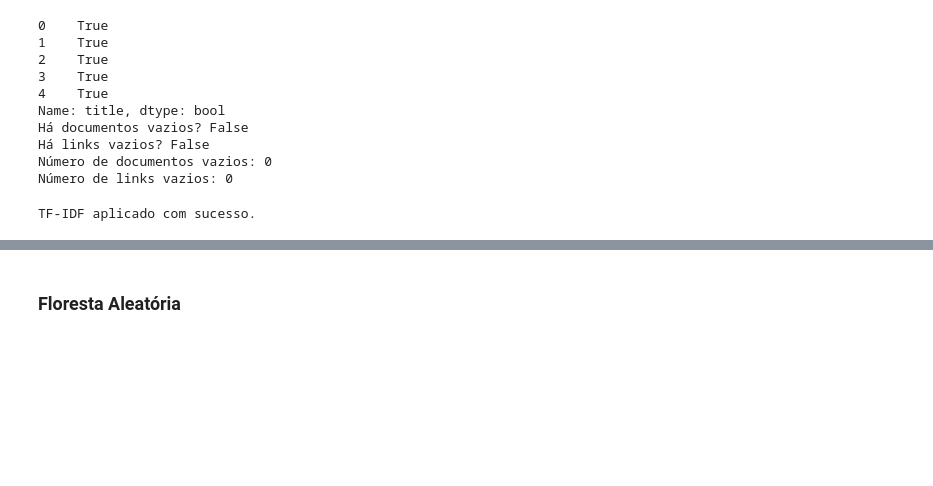
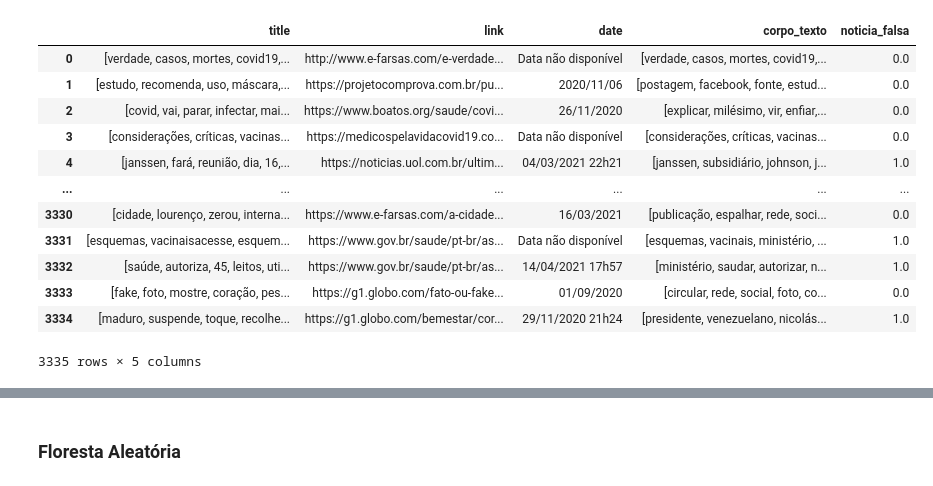
Before and after one commit to Thomazellinho/tcc_noticiasfalsas_ilum, a Jupyter notebook: 4_tcc_titulos.ipynb, the cells around one changed output, grey strips where cells are left out. Saved outputs shown, nothing was run; the diff lists cells and outputs as text; code cells hidden in the pictures; blank space fills up the shorter version.

```diff
--- a/4_tcc_titulos.ipynb
+++ b/4_tcc_titulos.ipynb
@@ -168,36 +47,0 @@ usar_links = False
-# %%
-# Checar se há títulos vazios
-non_empty_titles = novo_df['title'].apply(lambda x: len(x.strip()) > 0)
-non_empty_links = novo_df['link'].apply(lambda x: len(x.strip()) > 0)
-
-# Checar o resultado
-print(non_empty_titles.head())
-print("Há documentos vazios?", not non_empty_titles.all())
-print("Há links vazios?", not non_empty_links.all())
-print("Número de documentos vazios:", (~non_empty_titles).sum())
-print("Número de links vazios:", (~non_empty_links).sum())
-# %% [output]
-0    True
-1    True
-2    True
-3    True
-4    True
-Name: title, dtype: bool
-Há documentos vazios? False
-Há links vazios? False
-Número de documentos vazios: 0
-Número de links vazios: 0
-# %%
-# Iniciar o processo de TF-IDF
-tfidf_vectorizer = TfidfVectorizer()
-
-# Nesta célula, será aplicado o TF-IDF aos títulos das notícias, caso não haja nenhum vazio
-temp_tit = novo_df['title'].tolist()
-if non_empty_titles.all():
-    titles_tfidf = tfidf_vectorizer.fit_transform(temp_tit)
-    print('TF-IDF aplicado com sucesso.')
-    tfidf = titles_tfidf
-else:
-    print('Há documentos vazios ou apenas stop words.')
-# %% [output]
-TF-IDF aplicado com sucesso.
@@ -231,0 +68,23 @@ if usar_links:
+# %%
+# Importa Dataframe contendo títulos de notícias relacionadas a saúde
+df = pd.read_csv('dados/df_final.zip')
+
+# Re-transforma as listas em listas
+df['title'] = df['title'].apply(lambda x: ast.literal_eval(x) if isinstance(x, str) else x)
+df['corpo_texto'] = df['corpo_texto'].apply(lambda x: ast.literal_eval(x) if isinstance(x, str) else x)
+
+display(df)
+# %% [output]
+|  | title | link | date | corpo_texto | noticia_falsa |
+| 0 | [verdade, casos, mortes, covid19,... | http://www.e-farsas.com/e-verdade... | Data não disponível | [verdade, casos, mortes, covid19,... | 0.0 |
+| 1 | [estudo, recomenda, uso, máscara,... | https://projetocomprova.com.br/pu... | 2020/11/06 | [postagem, facebook, fonte, estud... | 0.0 |
+| 2 | [covid, vai, parar, infectar, mai... | https://www.boatos.org/saude/covi... | 26/11/2020 | [explicar, milésimo, vir, enfiar,... | 0.0 |
+| 3 | [considerações, críticas, vacinas... | https://medicospelavidacovid19.co... | Data não disponível | [considerações, críticas, vacinas... | 0.0 |
+| 4 | [janssen, fará, reunião, dia, 16,... | https://noticias.uol.com.br/ultim... | 04/03/2021 22h21 | [janssen, subsidiário, johnson, j... | 1.0 |
+| ... | ... | ... | ... | ... | ... |
+| 3330 | [cidade, lourenço, zerou, interna... | https://www.e-farsas.com/a-cidade... | 16/03/2021 | [publicação, espalhar, rede, soci... | 0.0 |
+| 3331 | [esquemas, vacinaisacesse, esquem... | https://www.gov.br/saude/pt-br/as... | Data não disponível | [esquemas, vacinais, ministério, ... | 1.0 |
+| 3332 | [saúde, autoriza, 45, leitos, uti... | https://www.gov.br/saude/pt-br/as... | 14/04/2021 17h57 | [ministério, saudar, autorizar, n... | 1.0 |
+| 3333 | [fake, foto, mostre, coração, pes... | https://g1.globo.com/fato-ou-fake... | 01/09/2020 | [circular, rede, social, foto, co... | 0.0 |
+| 3334 | [maduro, suspende, toque, recolhe... | https://g1.globo.com/bemestar/cor... | 29/11/2020 21h24 | [presidente, venezuelano, nicolás... | 1.0 |
+3335 rows × 5 columns
```
Also changed, not shown: parts of 38 cells of this notebook, 3 other files.
